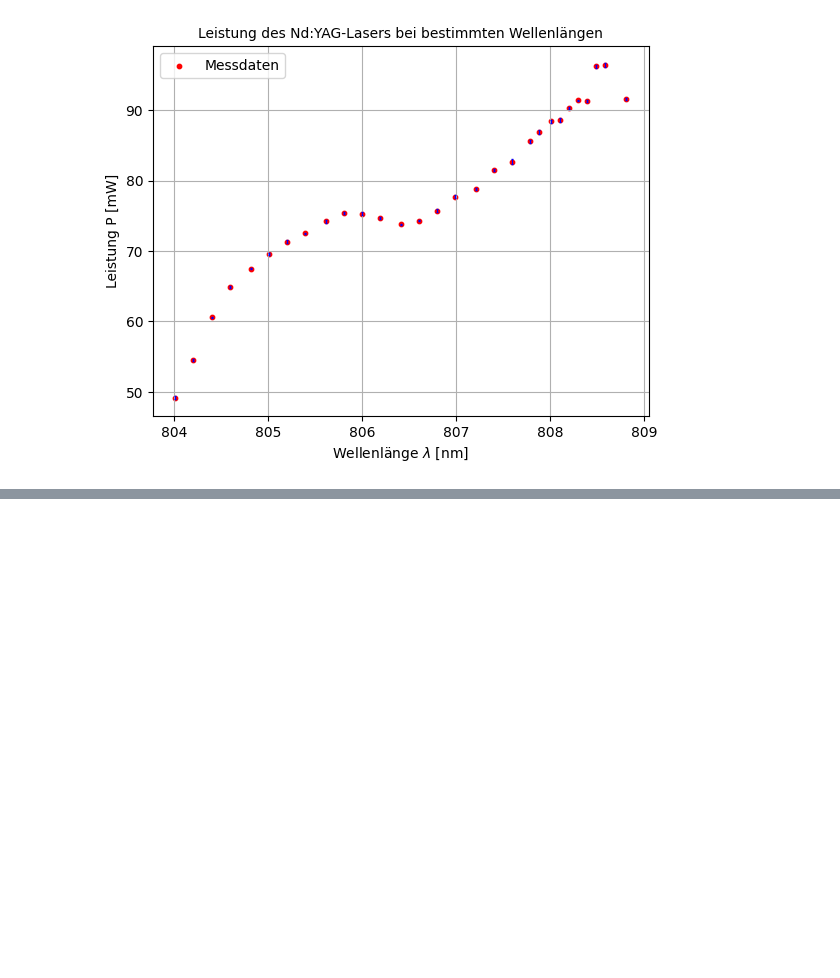
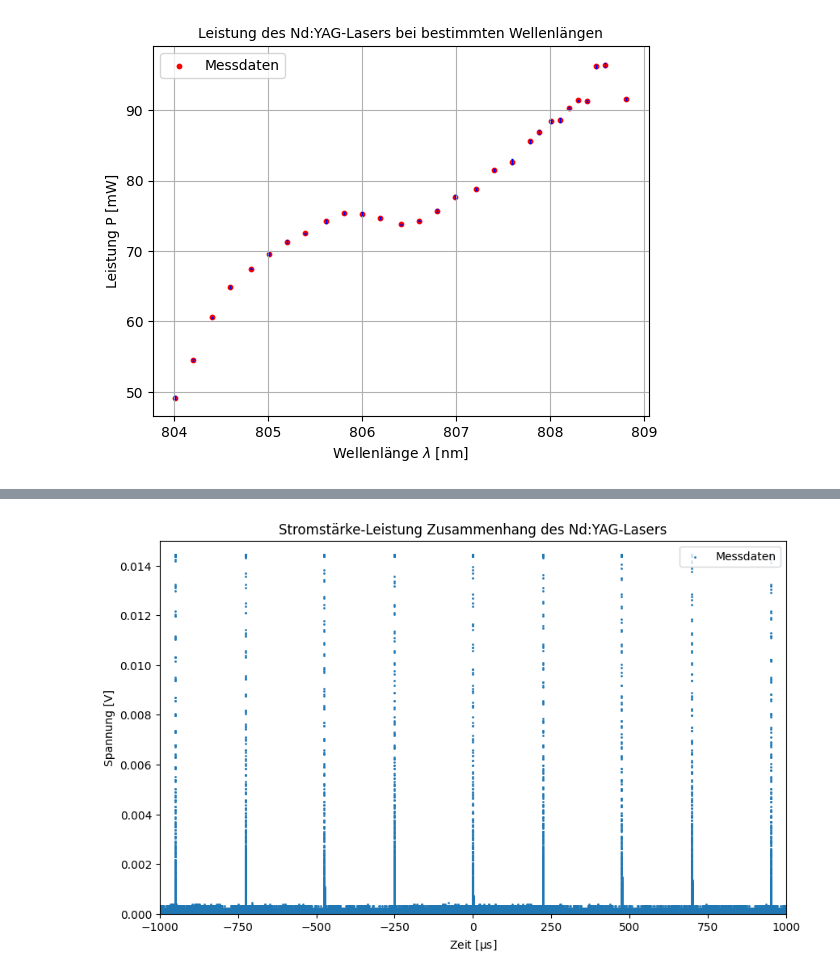
Before and after one commit to CaptainNikon/O2_Nd-YAG_Laser, a Jupyter notebook: Auswertung.ipynb, the cells around one changed output, grey strips where cells are left out. Saved outputs shown, nothing was run; the diff lists cells and outputs as text; code cells hidden in the pictures; blank space fills up the shorter version.

```diff
--- a/Auswertung.ipynb
+++ b/Auswertung.ipynb
@@ -10,10 +7,10 @@ from scipy.odr import *
 # %%
 #import Oszilloskop daten
-puls1 = np.array(genfromtxt("tab/oszilloskop/puls1.csv", delimiter = ",",skip_header=12))
-puls2 = np.array(genfromtxt("tab/oszilloskop/puls2.csv", delimiter = ",",skip_header=12))
-s2c3 =  np.array(genfromtxt("tab/oszilloskop/s2c3.csv", delimiter = ",",skip_header=12))
-sg3c1 =  np.array(genfromtxt("tab/oszilloskop/sg3c1.csv", delimiter = ",",skip_header=12))
-sg4c3 =  np.array(genfromtxt("tab/oszilloskop/sg4c3.csv", delimiter = ",",skip_header=12))
-signalc1 =  np.array(genfromtxt("tab/oszilloskop/signalc1.csv", delimiter = ",",skip_header=12))
+puls1 = np.array(np.genfromtxt("tab/oszilloskop/puls1.csv", delimiter = ",",skip_header=12))
+puls2 = np.array(np.genfromtxt("tab/oszilloskop/puls2.csv", delimiter = ",",skip_header=12))
+sg1c1 =  np.array(np.genfromtxt("tab/oszilloskop/signalc1.csv", delimiter = ",",skip_header=12))
+sg1c3 =  np.array(np.genfromtxt("tab/oszilloskop/s2c3.csv", delimiter = ",",skip_header=12))
+sg2c1 =  np.array(np.genfromtxt("tab/oszilloskop/sg3c1.csv", delimiter = ",",skip_header=12))
+sg2c3 =  np.array(np.genfromtxt("tab/oszilloskop/sg4c3.csv", delimiter = ",",skip_header=12))
 # %%
 #import first tabel
@@ -119,0 +102,12 @@ plt.show()
+# %%
+plt.figure(figsize=(10,6))
+plt.scatter(puls1[:,0]*10**6,puls1[:,1],label="Messdaten",s=1)
+plt.axis([-1000,1000,0,0.015])
+plt.xlabel(r"Zeit $[\mathrm{\mu s}]$")
+plt.ylabel("Spannung [V]")
+plt.title("Stromstärke-Leistung Zusammenhang des Nd:YAG-Lasers")
+plt.legend(loc=1)
+plt.savefig("Plots/osci1.pdf")
+plt.show()
+# %% [output]
+[figure, added]
```
Also changed, not shown: parts of 14 cells of this notebook, 11 other files.
